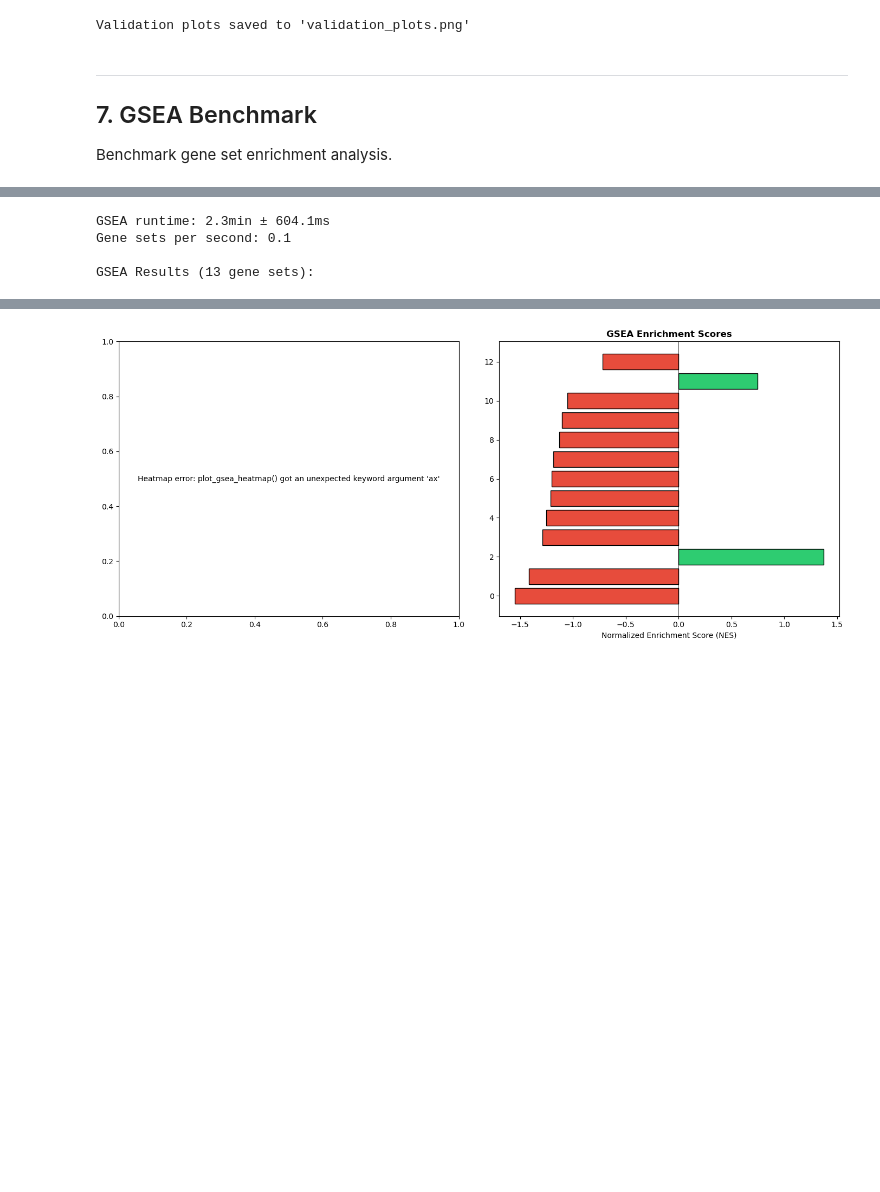
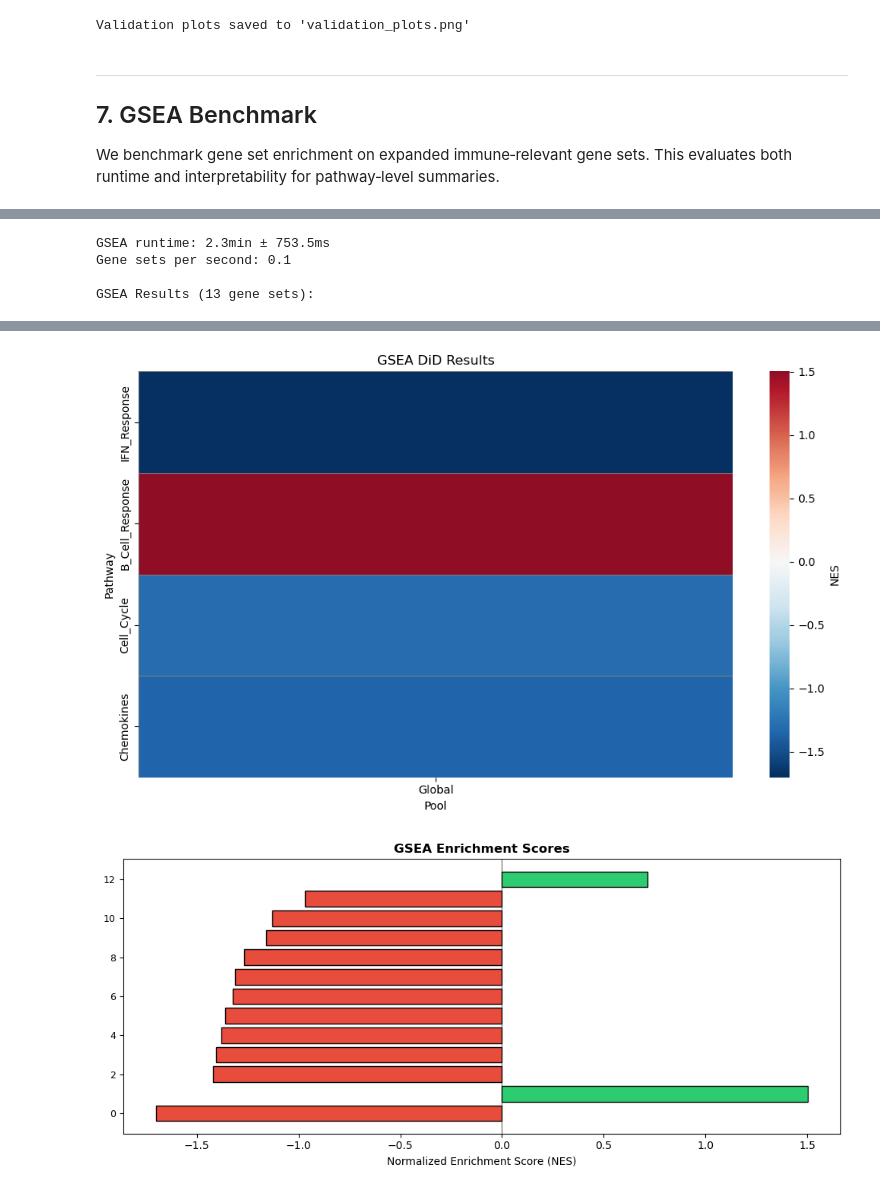
Before and after one commit to TheOmarLab/sctrial, a Jupyter notebook: docs/source/examples/stress_test_real_scale.ipynb, the cells around one changed output, grey strips where cells are left out. Cells and saved outputs as stored; diff of their text form; code cells hidden in the pictures; blank space fills up the shorter version.

```diff
--- a/docs/source/examples/stress_test_real_scale.ipynb
+++ b/docs/source/examples/stress_test_real_scale.ipynb
@@ -1164,8 +1175,9 @@ Validation plots saved to 'validation_plots.png'
 ---
 ## 7. GSEA Benchmark
 
-Benchmark gene set enrichment analysis.
+We benchmark gene set enrichment on expanded immune‑relevant gene sets. This evaluates both runtime and interpretability for pathway‑level summaries.
 # %%
+
 # =============================================================================
 # GSEA GENE SETS
 # =============================================================================
@@ -1174,30 +1186,32 @@ print("GSEA BENCHMARK")
 print("=" * 70)
 
 expanded_sets = {
-    "Cytotoxicity": ["GZMB", "GZMA", "GZMH", "PRF1", "GNLY", "NKG7", "IFNG"],
-    "Exhaustion": ["PDCD1", "LAG3", "HAVCR2", "TIGIT", "CTLA4", "ENTPD1", "TOX"],
-    "IFN_Response": ["ISG15", "IFI6", "IFIT1", "IFIT2", "IFIT3", "MX1", "MX2", "STAT1", "OAS1", "IRF7"],
-    "T_Cell_Activation": ["CD69", "CD38", "HLA-DRA", "ICOS", "IL2RA", "TNFRSF9"],
-    "Memory_T": ["IL7R", "TCF7", "LEF1", "CCR7", "SELL", "CD27", "CD28"],
-    "B_Cell_Response": ["CD79A", "CD79B", "MS4A1", "MZB1", "XBP1", "JCHAIN"],
-    "Antigen_Presentation": ["HLA-DRA", "HLA-DRB1", "HLA-DPA1", "HLA-DPB1", "CD74"],
-    "Myeloid_Inflammation": ["S100A8", "S100A9", "LYZ", "VCAN", "IL1B", "CXCL8"],
-    "NK_Markers": ["NKG7", "KLRD1", "KLRB1", "GNLY", "PRF1"],
-    "Chemokines": ["CCL2", "CCL3", "CCL4", "CCL5", "CXCL9", "CXCL10", "CXCL11"],
-    "Cell_Cycle": ["MKI67", "TOP2A", "TYMS", "MCM5", "MCM6", "MCM7"],
-    "Apoptosis": ["BAX", "BCL2", "CASP3", "CASP8", "FAS", "FASLG"],
-    "Costimulation": ["CD27", "CD28", "TNFRSF4", "TNFRSF9", "ICOS"],
+    "Cytotoxicity": ["GZMB", "GZMA", "GZMH", "GZMK", "PRF1", "GNLY", "NKG7", "IFNG", "KLRD1", "KLRB1", "KLRK1", "FASLG", "CTSW"],
+    "Exhaustion": ["PDCD1", "LAG3", "HAVCR2", "TIGIT", "CTLA4", "ENTPD1", "TOX", "CXCL13", "EOMES", "BATF", "IRF4", "ICOS", "LAYN"],
+    "IFN_Response": ["ISG15", "IFI6", "IFIT1", "IFIT2", "IFIT3", "MX1", "MX2", "STAT1", "OAS1", "IRF7", "IFITM1", "IFITM3", "IFI44", "IFI44L", "OAS2"],
+    "T_Cell_Activation": ["CD69", "CD38", "HLA-DRA", "ICOS", "IL2RA", "TNFRSF9", "CD27", "CD28", "TNFRSF4", "CD40LG", "IFNG"],
+    "Memory_T": ["IL7R", "TCF7", "LEF1", "CCR7", "SELL", "CD27", "CD28", "BCL2", "LTB", "MALAT1"],
+    "B_Cell_Response": ["CD79A", "CD79B", "MS4A1", "MZB1", "XBP1", "JCHAIN", "IGHG1", "IGHG2", "IGHA1", "IGKC", "CD74"],
+    "Antigen_Presentation": ["HLA-DRA", "HLA-DRB1", "HLA-DPA1", "HLA-DPB1", "CD74", "HLA-A", "HLA-B", "HLA-C", "B2M"],
+    "Myeloid_Inflammation": ["S100A8", "S100A9", "LYZ", "VCAN", "IL1B", "CXCL8", "CTSD", "LGALS3", "FCGR3A", "LILRB1"],
+    "NK_Markers": ["NKG7", "KLRD1", "KLRB1", "GNLY", "PRF1", "TRAC", "FCGR3A", "TYROBP"],
+    "Chemokines": ["CCL2", "CCL3", "CCL4", "CCL5", "CXCL9", "CXCL10", "CXCL11", "CXCL8", "CXCL2", "CXCL3"],
+    "Cell_Cycle": ["MKI67", "TOP2A", "TYMS", "MCM5", "MCM6", "MCM7", "PCNA", "UBE2C", "CCNB1", "CCNB2"],
+    "Apoptosis": ["BAX", "BCL2", "CASP3", "CASP8", "FAS", "FASLG", "BID", "BCL2L1", "TNFRSF10B"],
+    "Costimulation": ["CD27", "CD28", "TNFRSF4", "TNFRSF9", "ICOS", "CD40", "CD40LG", "TNFSF9"],
 }
 
 gene_sets = {}
-print("\nGene Set Coverage:")
+print("")
+print("Gene Set Coverage:")
 for k, genes in expanded_sets.items():
     present = [g for g in genes if g in adata_paired.var_names]
     if len(present) >= MIN_GENES_FOR_SCORE:
         gene_sets[k] = present
         print(f"  {k}: {len(present)}/{len(genes)} genes")
 
-print(f"\nTotal gene sets for GSEA: {len(gene_sets)}")
+print("")
+print(f"Total gene sets for GSEA: {len(gene_sets)}")
 
 # =============================================================================
 # RUN GSEA WITH TIMING
@@ -1215,39 +1229,38 @@ if gene_sets:
     gsea_res, gsea_time, gsea_std = timed_run(run_gsea, n_repeats=N_BENCHMARK_REPEATS)
     benchmark_results['timing']['gsea_did'] = gsea_time
 
-    print(f"\nGSEA runtime: {format_time(gsea_time)} ± {format_time(gsea_std)}")
+    print("")
+    print(f"GSEA runtime: {format_time(gsea_time)} ± {format_time(gsea_std)}")
     print(f"Gene sets per second: {len(gene_sets)/gsea_time:.1f}")
 
     if gsea_res is not None and not gsea_res.empty:
-        print(f"\nGSEA Results ({len(gsea_res)} gene sets):")
+        print("")
+        print(f"GSEA Results ({len(gsea_res)} gene sets):")
         display(gsea_res.round(4))
 
-        # Visualization
-        fig, axes = plt.subplots(1, 2, figsize=(14, 6))
-
         # Heatmap
-        ax1 = axes[0]
         try:
             st.plot_gsea_heatmap(
                 gsea_res,
                 title="GSEA DiD Results",
-                figsize=(8, 6),
+                figsize=(10, 6),
                 fdr_thresh=0.25,
-                ax=ax1,
+                top_n=20,
             )
         except Exception as e:
-            ax1.text(0.5, 0.5, f'Heatmap error: {e}', ha='center', va='center', transform=ax1.transAxes)
+            print(f"Heatmap error: {e}")
 
         # Bar plot of NES
-        ax2 = axes[1]
+        fig, ax2 = plt.subplots(figsize=(10, max(4, 0.35 * len(gsea_res))))
         if 'NES' in gsea_res.columns:
             sorted_res = gsea_res.sort_values('NES')
+            labels = sorted_res['gene_set'] if 'gene_set' in sorted_res.columns else sorted_res.index
             colors = ['#e74c3c' if nes < 0 else '#2ecc71' for nes in sorted_res['NES']]
-            ax2.barh(sorted_res['gene_set'] if 'gene_set' in sorted_res.columns else sorted_res.index,
-                     sorted_res['NES'], color=colors, edgecolor='black')
+            ax2.barh(labels, sorted_res['NES'], color=colors, edgecolor='black')
             ax2.axvline(0, color='black', linewidth=0.5)
             ax2.set_xlabel('Normalized Enrichment Score (NES)')
             ax2.set_title('GSEA Enrichment Scores', fontweight='bold')
+            ax2.tick_params(axis='y', labelsize=9)
         else:
             ax2.text(0.5, 0.5, 'NES not available', ha='center', va='center', transform=ax2.transAxes)
 
@@ -1284,5 +1297,5 @@ The order of those genes will be arbitrary, which may produce unexpected results
 The order of those genes will be arbitrary, which may produce unexpected results.
-GSEA runtime: 2.3min ± 604.1ms
+GSEA runtime: 2.3min ± 753.5ms
 Gene sets per second: 0.1
 
 GSEA Results (13 gene sets):
@@ -1303,2 +1316,3 @@ GSEA Results (13 gene sets):
-[figure, old version]
+[figure, new version]
+[figure, added]
 # %%
```
Also changed, not shown: parts of 16 cells of this notebook, 6 other files.
